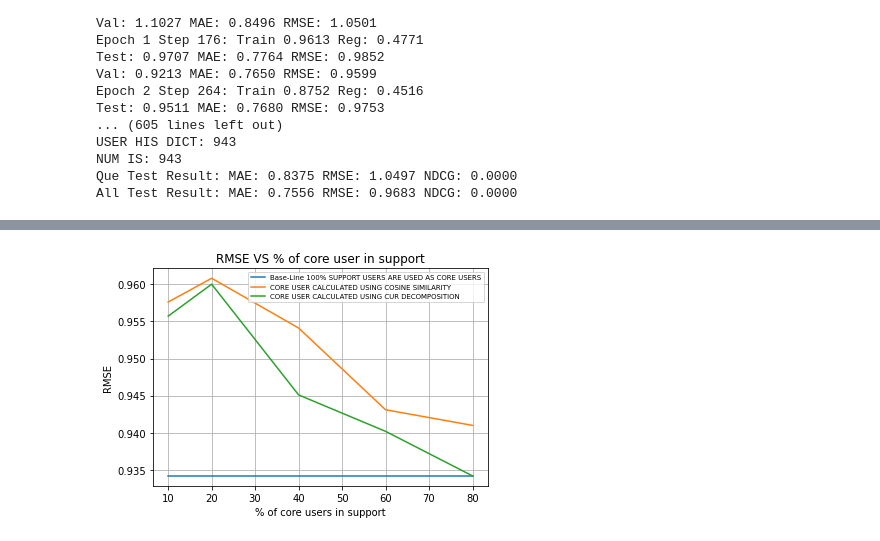
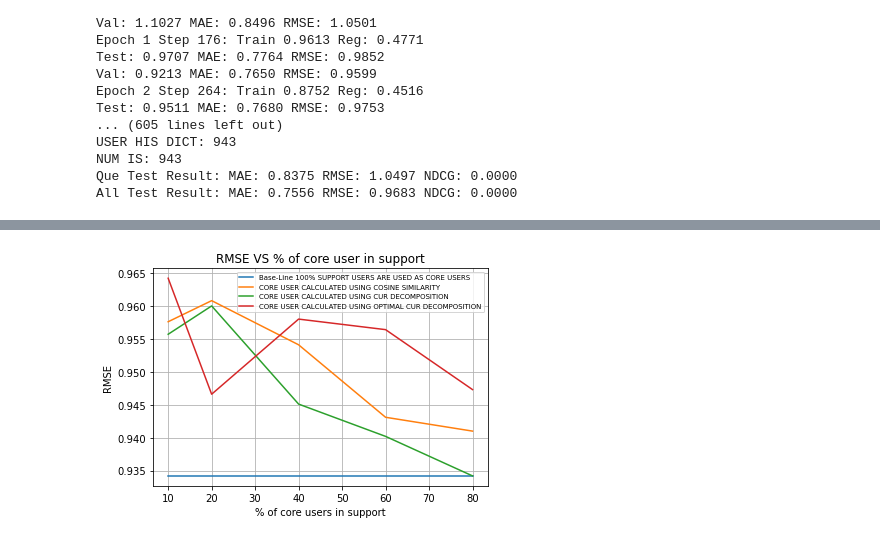
Before and after one commit to JRK123/IDCF, a Jupyter notebook: code/ml-1m/IDCF-NN/runsv7.ipynb, the cells around one changed output, grey strips where cells are left out. Drawn from its saved outputs; the diff is of its cells as text; code cells hidden in the pictures.

```diff
--- a/code/ml-1m/IDCF-NN/runsv7.ipynb
+++ b/code/ml-1m/IDCF-NN/runsv7.ipynb
@@ -671,22 +791,23 @@ All Test Result: MAE: 0.7556 RMSE: 0.9683 NDCG: 0.0000
 # %%
 import matplotlib.pyplot as plt
 
 x_axis = [10, 20, 40, 60, 80]
 y_axis = [0.9576, 0.9608, 0.9541, 0.9431, 0.9410]
 x1_axis = [10, 20, 40, 60, 80]
 y1_axis = [0.9342, 0.9342, 0.9342, 0.9342, 0.9342]
 x2_axis = [10, 20, 40, 60, 80]
 y2_axis = [0.9557, 0.9600, 0.9451, 0.9402, 0.9342]
-
+x4_axis = [10, 20, 40, 60, 80]
+y4_axis = [0.9642, 0.9466, 0.9580, 0.9564, 0.9473]
 plt.plot(x1_axis, y1_axis, label="Base-Line 100% SUPPORT USERS ARE USED AS CORE USERS")
 plt.plot(x_axis, y_axis, label="CORE USER CALCULATED USING COSINE SIMILARITY")
 plt.plot(x2_axis, y2_axis, label="CORE USER CALCULATED USING CUR DECOMPOSITION")
-
+plt.plot(x4_axis, y4_axis, label="CORE USER CALCULATED USING OPTIMAL CUR DECOMPOSITION")
 plt.title('RMSE VS % of core user in support')
 plt.xlabel('% of core users in support')
 plt.ylabel('RMSE')
 plt.grid()
 plt.legend(fontsize=7)
 plt.show()
 # %% [output]
-[figure, old version]
+[figure, new version]
```
Also changed, not shown: parts of 10 cells of this notebook, 4 other files.
